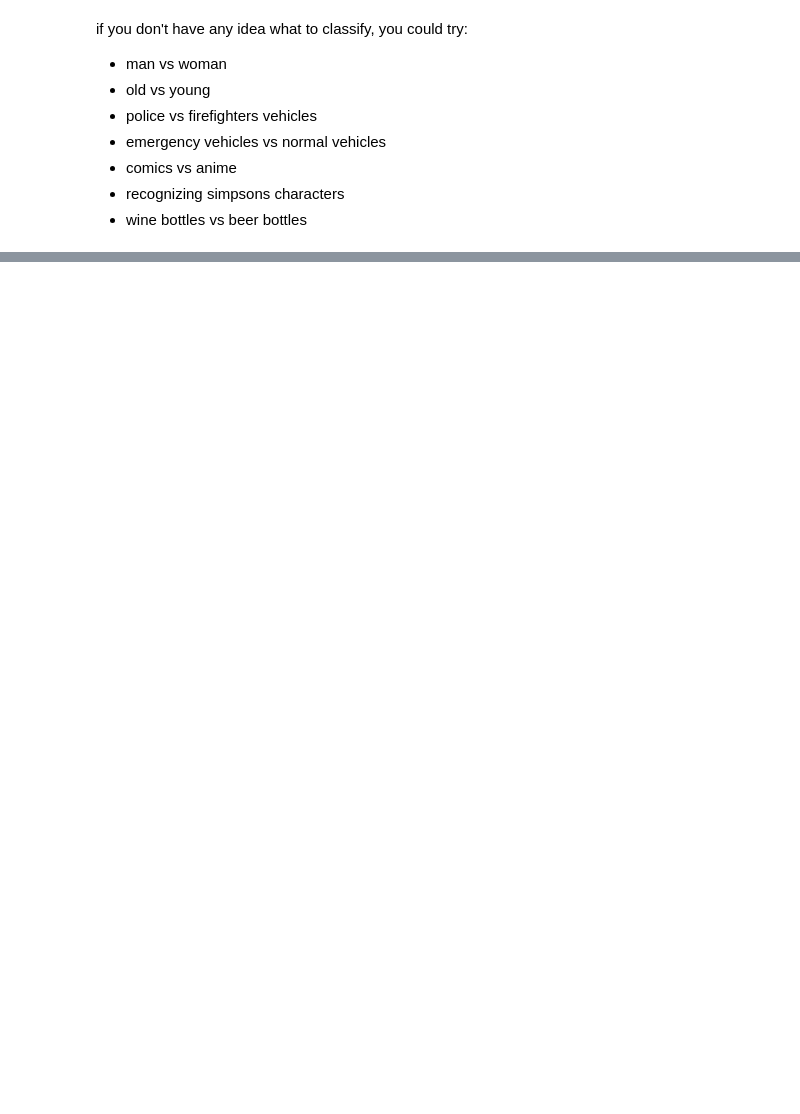
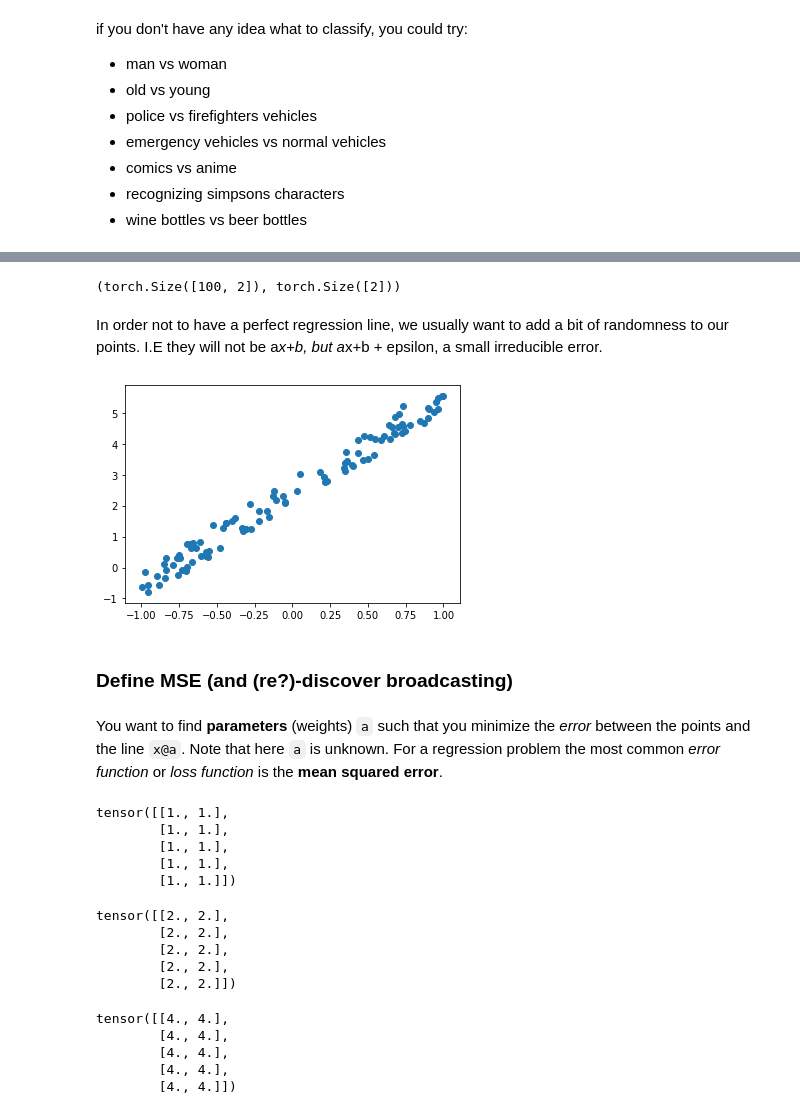
Before and after one commit to FrancoisNoyez/fastai-lille, a Jupyter notebook: Lesson2 exercises.ipynb, the cells around one changed output, grey strips where cells are left out. Cells and saved outputs as stored; diff of their text form; code cells hidden in the pictures; blank space fills up the shorter version.

```diff
--- a/Lesson2 exercises.ipynb
+++ b/Lesson2 exercises.ipynb
@@ -24,0 +70,5 @@ if you don't have any idea what to classify, you could try:
+# %%
+# Create a tensor full of ones, that has a shape of n rows and 2 columns
+x =
+
+assert x.shape == torch.Size([n, 2])
@@ -24,0 +87,53 @@ if you don't have any idea what to classify, you could try:
+# %%
+x.shape, a.shape
+# %% [output]
+(torch.Size([100, 2]), torch.Size([2]))
+# %%
+# Perform the matrix multiplication and store it in the variable y:
+
+y =
+assert y.shape == torch.Size([n])
+# %% [markdown]
+In order not to have a perfect regression line, we usually want to add a bit of randomness to our points. I.E they will not be a*x+b, but a*x+b + epsilon, a small irreducible error.
+# %%
+# Put the cursor after 'ran', and press tab to discover your options to add this epsilon ;)
+torch.ran
+
+y +=  # add your randomness here
+assert y.shape == torch.Size([n])
+# %%
+plt.scatter(x[:,0], y);
+# %% [output]
+[figure, added]
+# %% [markdown]
+### Define MSE (and (re?)-discover broadcasting)
+# %% [markdown]
+You want to find **parameters** (weights) `a` such that you minimize the *error* between the points and the line `x@a`. Note that here `a` is unknown. For a regression problem the most common *error function* or *loss function* is the **mean squared error**.
+# %%
+# Let's say you have a tensor:
+torch.ones(5,2)
+# %% [output]
+tensor([[1., 1.],
+        [1., 1.],
+        [1., 1.],
+        [1., 1.],
+        [1., 1.]])
+# %%
+# if you have a second tensor of same dimensions, you can add the two.
+# what happens is that each value of the first tensor will be added to its corresponding value in the second tensor:
+torch.ones(5,2) + torch.ones(5,2)
+# %% [output]
+tensor([[2., 2.],
+        [2., 2.],
+        [2., 2.],
+        [2., 2.],
+        [2., 2.]])
+# %%
+# But you can also do that:
+torch.ones(5 ,2) + 3
+# %% [output]
+tensor([[4., 4.],
+        [4., 4.],
+        [4., 4.],
+        [4., 4.],
+        [4., 4.]])
```
Also changed, not shown: parts of 39 cells of this notebook.
